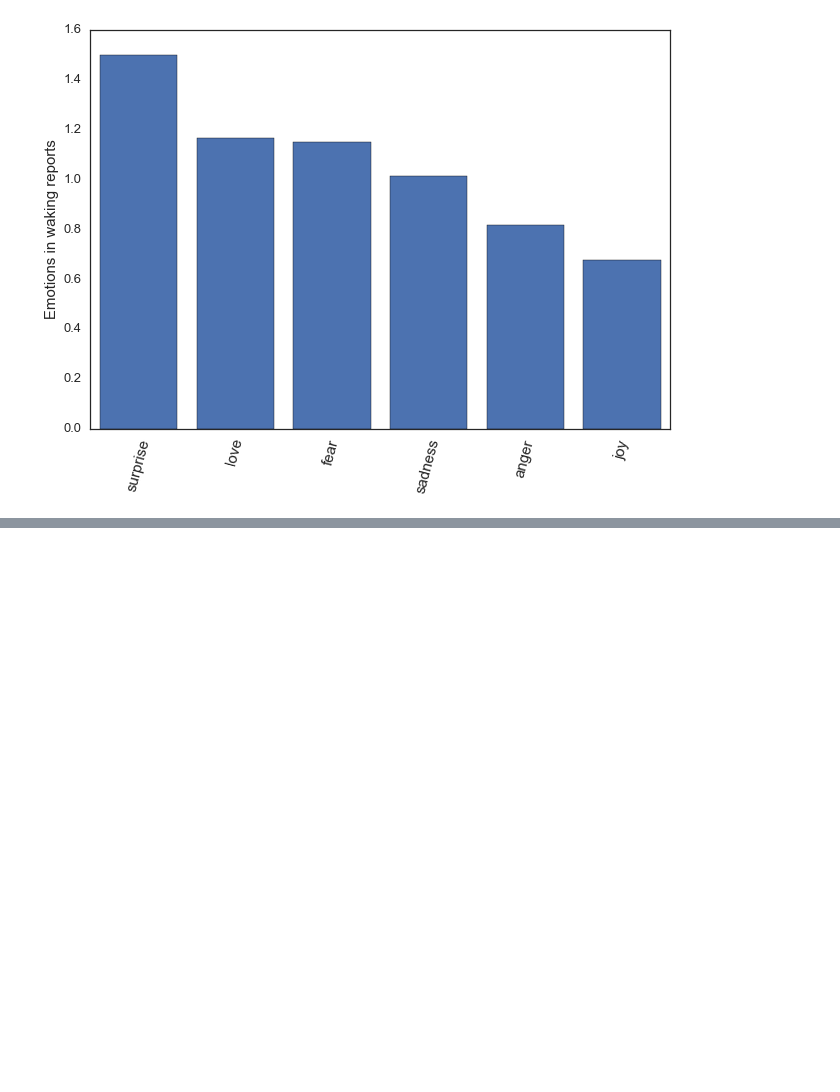
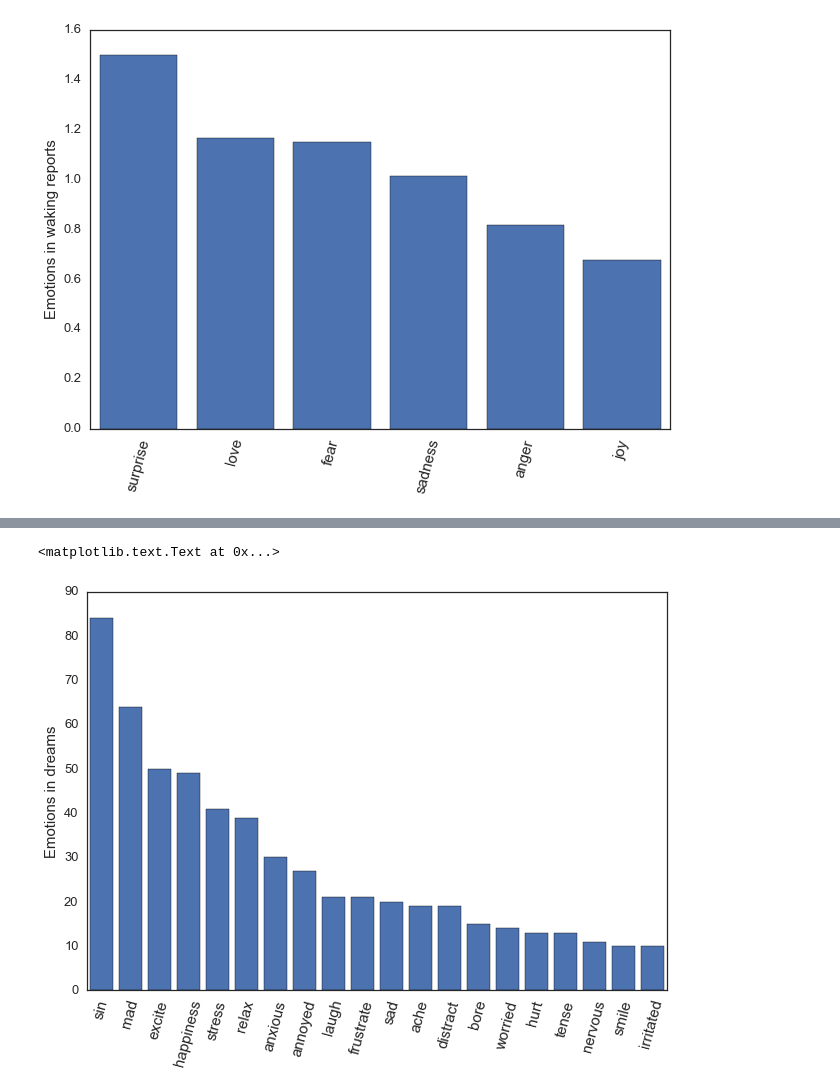
Before and after one commit to andymartens/fletcher, a Jupyter notebook: fletcher_mvp.ipynb, the cells around one changed output, grey strips where cells are left out. Saved outputs shown, nothing was run; the diff lists cells and outputs as text; code cells hidden in the pictures; blank space fills up the shorter version.

```diff
--- a/fletcher_mvp.ipynb
+++ b/fletcher_mvp.ipynb
@@ -1013,0 +1119,9 @@ plt.ylabel("Emotions in waking reports", fontsize=15)
+# %%
+#replace all values with their key in emotions_complete_dict. dream
+dream_corpus_replaced_emotions_complete = []
+for dream_report in dream_corpus_spell_correct:
+    for key in emotion_words_complete_dict.keys():
+        for word in emotion_words_complete_dict[key]:
+            dream_report = dream_report.replace(word, key)
+
+    dream_corpus_replaced_emotions_complete.append(dream_report)
@@ -1013,0 +1173,12 @@ plt.ylabel("Emotions in waking reports", fontsize=15)
+# %%
+X = [word[0] for word in sorted_waking_emotion_complete_counts[:20]]
+Y = [freq[1] for freq in sorted_waking_emotion_complete_counts[:20]]
+# %%
+sns.barplot(x = np.array(range(len(X))), y = np.array(Y))
+plt.xticks(rotation=75)
+plt.xticks(np.array(range(len(X))), np.array(X), rotation=75, fontsize=15)
+#plt.ylim(0, 65)
+plt.ylabel("Emotions in dreams", fontsize=15)
+# %% [output]
+<matplotlib.text.Text at 0x...>
+[figure, added]
```
Also changed, not shown: parts of 34 cells of this notebook.
